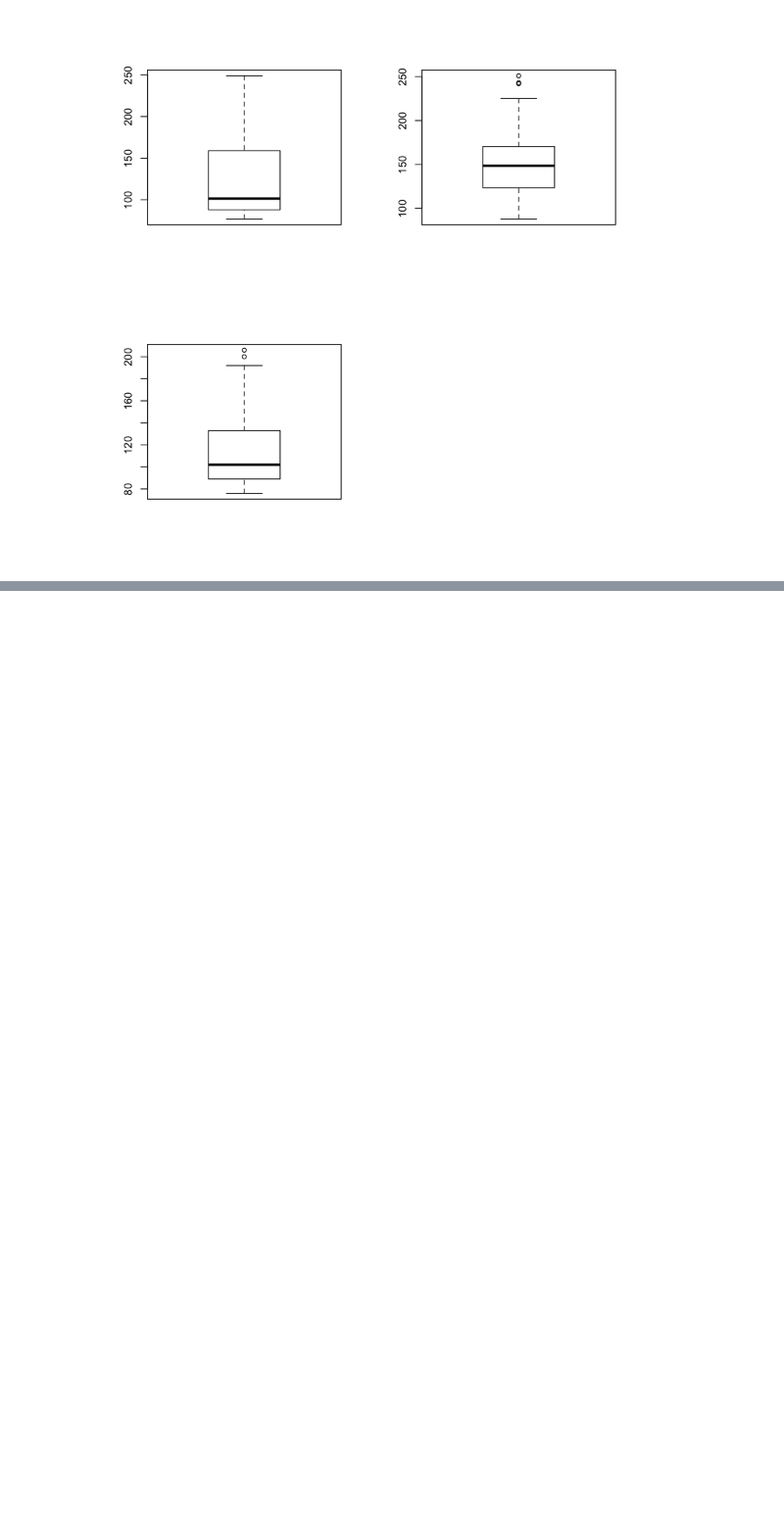
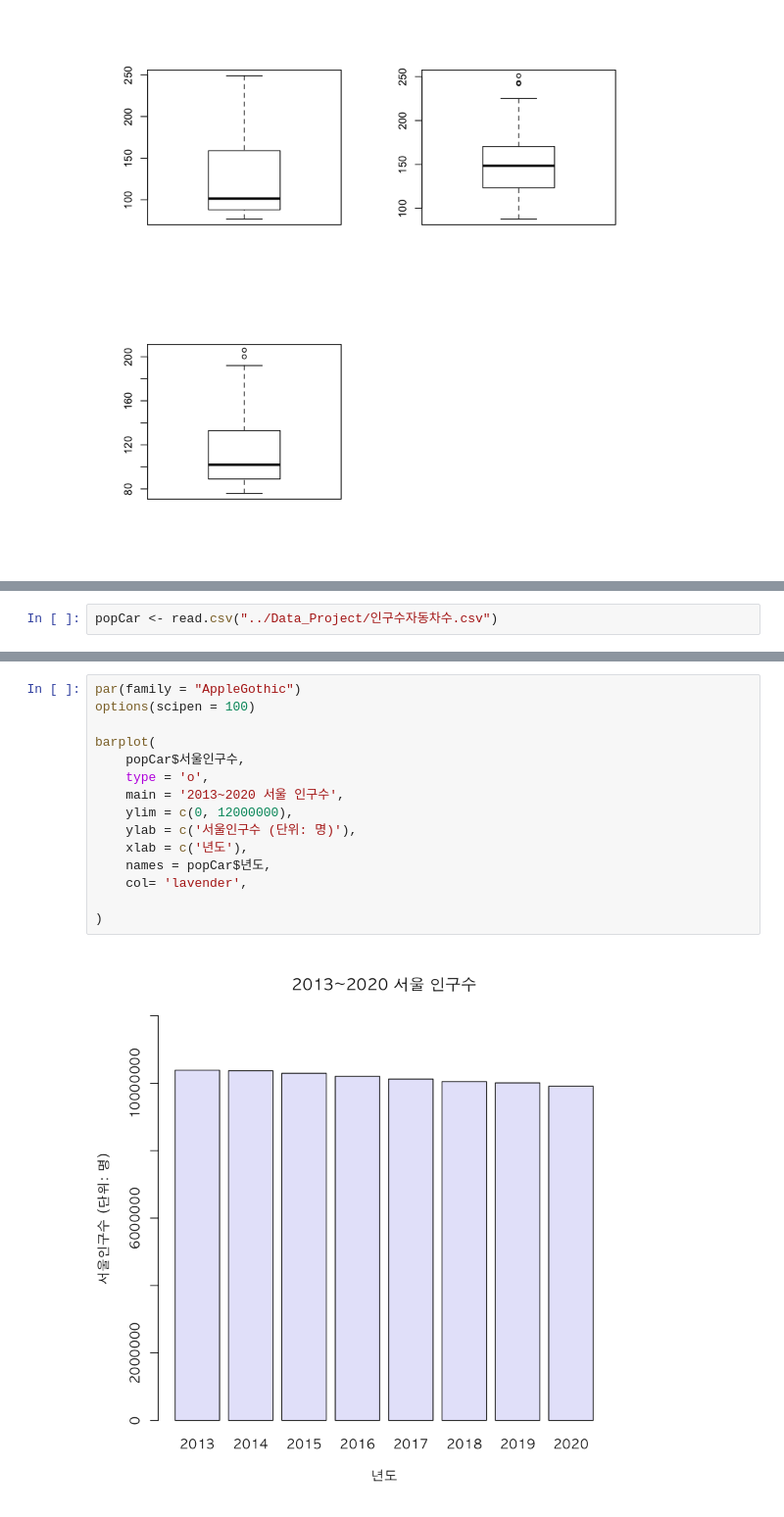
Before and after one commit to jjhwnn/R_Programming, a Jupyter notebook: education_원핫인코딩.ipynb, the cells around one changed output, grey strips where cells are left out. Shown at 98% size. Drawn from its saved outputs; the diff is of its cells as text; blank space fills up the shorter version.

```diff
--- a/education_원핫인코딩.ipynb
+++ b/education_원핫인코딩.ipynb
@@ -841,0 +754,2 @@ SVM :   0.846
+# %%
+popCar <- read.csv("../Data_Project/인구수자동차수.csv")
@@ -841,0 +768,17 @@ SVM :   0.846
+# %%
+par(family = "AppleGothic")
+options(scipen = 100)
+
+barplot(
+    popCar$서울인구수,
+    type = 'o',
+    main = '2013~2020 서울 인구수',
+    ylim = c(0, 12000000),
+    ylab = c('서울인구수 (단위: 명)'),
+    xlab = c('년도'),
+    names = popCar$년도,
+    col= 'lavender',
+
+)
+# %% [output]
+[figure, added]
```
Also changed, not shown: parts of 25 cells of this notebook, 1 other file.
